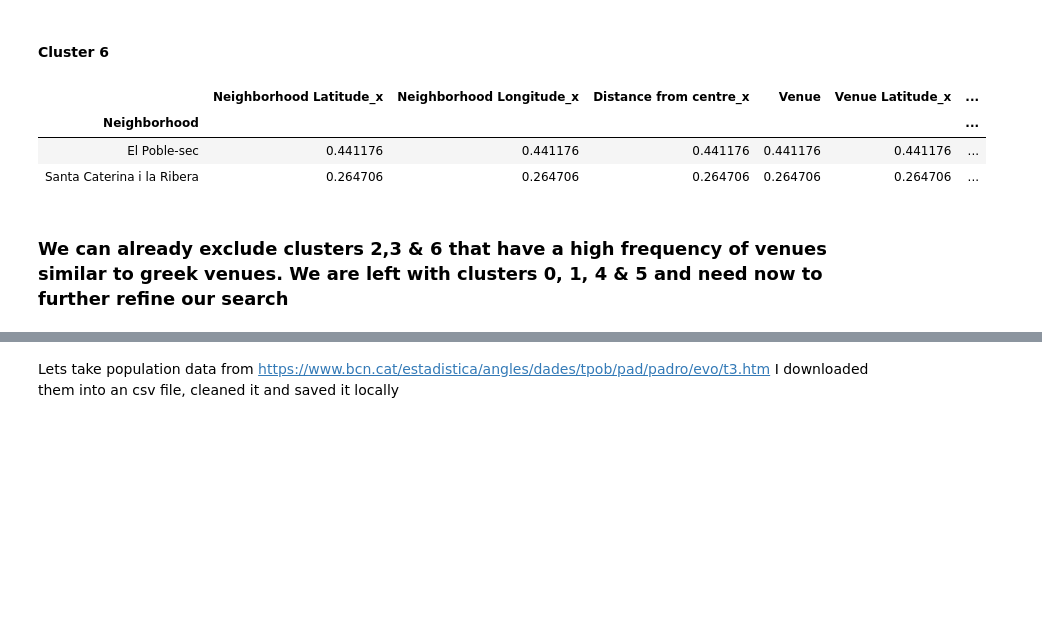
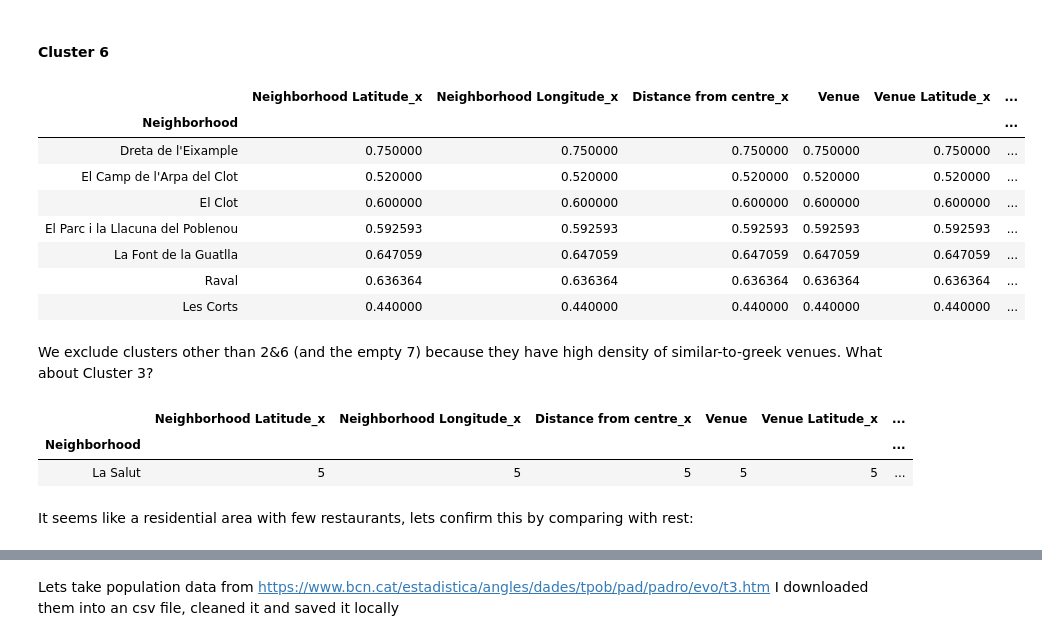
Before and after one commit to eexarchou/Coursera_Capstone, a Jupyter notebook: Battle_of_neighborhoods_Barcelona -v1.ipynb, the cells around one changed output, grey strips where cells are left out. Saved outputs shown, nothing was run; the diff lists cells and outputs as text; code cells hidden in the pictures; blank space fills up the shorter version.

```diff
--- a/Battle_of_neighborhoods_Barcelona -v1.ipynb
+++ b/Battle_of_neighborhoods_Barcelona -v1.ipynb
@@ -139,6 +168,7 @@ df['Neighborhoods'] = df['Neighborhoods'].apply(lambda x : x.replace ("Ciutat, M
 df['Neighborhoods'] = df['Neighborhoods'].apply(lambda x : x.replace ("Quarter, El Raval","Raval",100))
 df['Neighborhoods'] = df['Neighborhoods'].apply(lambda x : x.replace (",,",",",100))
 df['Neighborhoods'] = df['Neighborhoods'].apply(lambda x : x.replace (' Sagrada, Família',' Sagrada Família',100))
+df['Neighborhoods'] = df['Neighborhoods'].apply(lambda x : x.replace ("L'Antiga, Esquerra ","L'Antiga Esquerra ",100))
 
 #
 df
@@ -840,19 +882,35 @@ groupby('Neighborhood').count ()/test
 # %% [markdown]
 #### Cluster 6
 # %%
-cluster1= bcn_merged.loc[bcn_merged['Cluster Labels'] == 6]
-cluster1.shape
-test = cluster1.groupby('Venue Category').count().sum()['Neighborhood']
-# print (test['Neighborhood'])
+cluster6= bcn_merged.loc[bcn_merged['Cluster Labels'] == 6]
 
-cluster1[ cluster1['Venue Category'].str.contains("greek|italian|tapas|mediterranean|italian", case=False)].\
+t1 = cluster6[ cluster6['Venue Category'].str.contains("greek|italian|tapas|mediterranean|spanish", case=False)].\
 groupby('Neighborhood').count ()
-cluster1[ cluster1['Venue Category'].str.contains("greek|italian|tapas|mediterranean|spanish", case=False)].\
-groupby('Neighborhood').count ()/test
+
+t2 = cluster6.groupby('Neighborhood').count()
+
+# t1/t2 is the ratio of similar-to-greek cuisine restaurants to total restaurants in each neighborhood
+t1/t2
+# cluster1[ cluster1['Venue Category'].str.contains("greek|italian|tapas|mediterranean|spanish", case=False)].\
+# groupby('Neighborhood').count ()/test
 # %% [output]
 |  | Neighborhood Latitude_x | Neighborhood Longitude_x | Distance from centre_x | Venue | Venue Latitude_x | ... |
 | Neighborhood |  |  |  |  |  | ... |
-| El Poble-sec | 0.441176 | 0.441176 | 0.441176 | 0.441176 | 0.441176 | ... |
-| Santa Caterina i la Ribera | 0.264706 | 0.264706 | 0.264706 | 0.264706 | 0.264706 | ... |
+| Dreta de l'Eixample | 0.750000 | 0.750000 | 0.750000 | 0.750000 | 0.750000 | ... |
+| El Camp de l'Arpa del Clot | 0.520000 | 0.520000 | 0.520000 | 0.520000 | 0.520000 | ... |
+| El Clot | 0.600000 | 0.600000 | 0.600000 | 0.600000 | 0.600000 | ... |
+| El Parc i la Llacuna del Poblenou | 0.592593 | 0.592593 | 0.592593 | 0.592593 | 0.592593 | ... |
+| La Font de la Guatlla | 0.647059 | 0.647059 | 0.647059 | 0.647059 | 0.647059 | ... |
+| Raval | 0.636364 | 0.636364 | 0.636364 | 0.636364 | 0.636364 | ... |
+| Les Corts | 0.440000 | 0.440000 | 0.440000 | 0.440000 | 0.440000 | ... |
-# %% [markdown]
-### We can already exclude clusters 2,3 & 6 that have a high frequency of venues similar to greek venues. We are left with clusters 0, 1, 4 & 5 and need now to further refine our search
+# %% [markdown]
+We exclude clusters other than 2&6 (and the empty 7) because they
+have high density of similar-to-greek venues. What about Cluster 3?
+# %%
+cluster3.groupby('Neighborhood').count()
+# %% [output]
+|  | Neighborhood Latitude_x | Neighborhood Longitude_x | Distance from centre_x | Venue | Venue Latitude_x | ... |
+| Neighborhood |  |  |  |  |  | ... |
+| La Salut | 5 | 5 | 5 | 5 | 5 | ... |
+# %% [markdown]
+It seems like a residential area with few restaurants, lets confirm this by comparing with rest:
```
Also changed, not shown: parts of 100 cells of this notebook.
